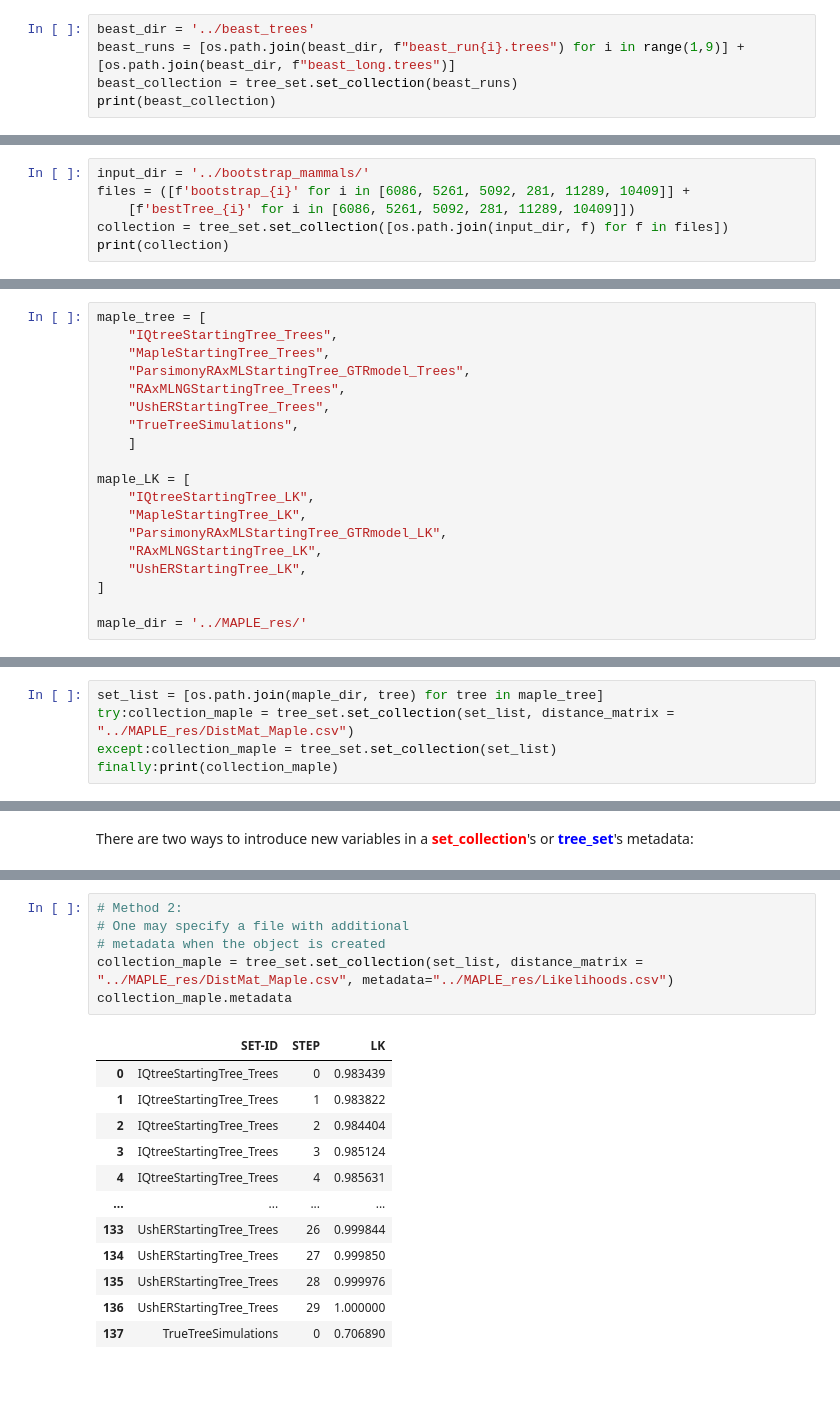
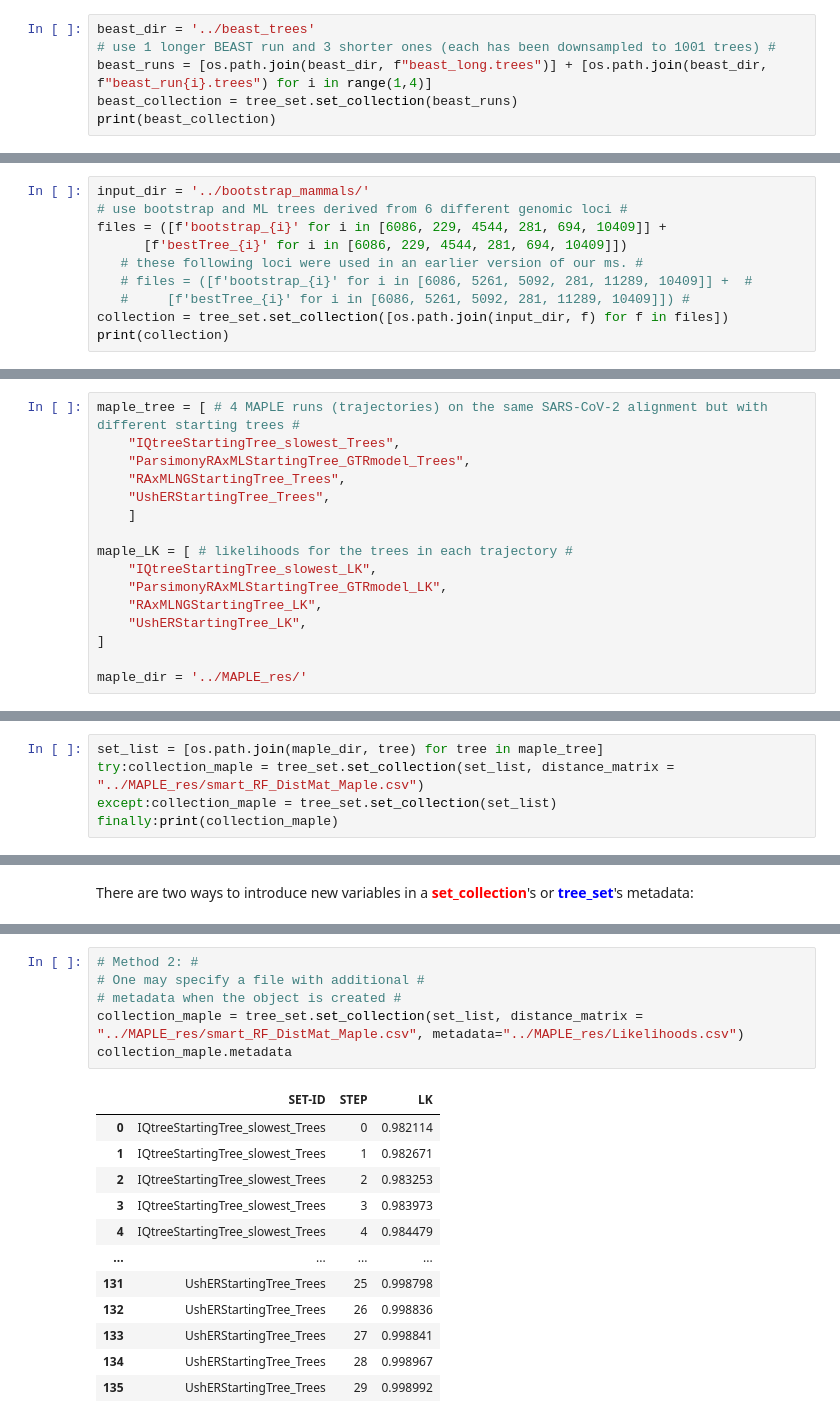
Before and after one commit to NickGoldman/Pear-EBI-NickG, a Jupyter notebook: examples_tree_sets/Advanced Examples/How to use pear_ebi on python and reproduce the examples on the paper.ipynb, the cells around one changed output, grey strips where cells are left out. Drawn from its saved outputs; the diff is of its cells as text; blank space fills up the shorter version.

```diff
--- a/examples_tree_sets/Advanced Examples/How to use pear_ebi on python and reproduce the examples on the paper.ipynb
+++ b/examples_tree_sets/Advanced Examples/How to use pear_ebi on python and reproduce the examples on the paper.ipynb
@@ -36,7 +41,8 @@ We then compute and plot the `PCoA` embeddings in 2 and 3 dimensions.
 <br>`distance_matrix` can be used to indicate a precomputed distance matrix in the `.csv` format. `metadata` may be used to indicate a `.csv` file with additional information relative to the trees. It must be of the same dimensionality of the set of trees, hence $size = (#trees, #meta-variables)$.
 # %%
 beast_dir = '../beast_trees'
-beast_runs = [os.path.join(beast_dir, f"beast_run{i}.trees") for i in range(1,9)] + [os.path.join(beast_dir, f"beast_long.trees")]
+# use 1 longer BEAST run and 3 shorter ones (each has been downsampled to 1001 trees) #
+beast_runs = [os.path.join(beast_dir, f"beast_long.trees")] + [os.path.join(beast_dir, f"beast_run{i}.trees") for i in range(1,4)]
 beast_collection = tree_set.set_collection(beast_runs)
 print(beast_collection)
 # %% [output]
@@ -119,8 +135,12 @@ We do not delve into the biological interpretation of this specific example, as
        <li> Same features of the 2D representation. However, there is no contour plot in this case.
 # %%
 input_dir = '../bootstrap_mammals/'
-files = ([f'bootstrap_{i}' for i in [6086, 5261, 5092, 281, 11289, 10409]] +
-    [f'bestTree_{i}' for i in [6086, 5261, 5092, 281, 11289, 10409]])
+# use bootstrap and ML trees derived from 6 different genomic loci #
+files = ([f'bootstrap_{i}' for i in [6086, 229, 4544, 281, 694, 10409]] +
+      [f'bestTree_{i}' for i in [6086, 229, 4544, 281, 694, 10409]])
+   # these following loci were used in an earlier version of our ms. #
+   # files = ([f'bootstrap_{i}' for i in [6086, 5261, 5092, 281, 11289, 10409]] +  #
+   #     [f'bestTree_{i}' for i in [6086, 5261, 5092, 281, 11289, 10409]]) #
 collection = tree_set.set_collection([os.path.join(input_dir, f) for f in files])
 print(collection)
 # %% [output]
@@ -154,17 +184,14 @@ In this specific example, we focus the readers' attention on the possibility of
 In the cell below we specify a list of files containing trees and a list of files containing the likelihood of each tree.
 # %%
-maple_tree = [
-    "IQtreeStartingTree_Trees",
-    "MapleStartingTree_Trees",
+maple_tree = [ # 4 MAPLE runs (trajectories) on the same SARS-CoV-2 alignment but with different starting trees #
+    "IQtreeStartingTree_slowest_Trees",
     "ParsimonyRAxMLStartingTree_GTRmodel_Trees",
     "RAxMLNGStartingTree_Trees",
     "UshERStartingTree_Trees",
-    "TrueTreeSimulations",
     ]
 
-maple_LK = [
-    "IQtreeStartingTree_LK",
-    "MapleStartingTree_LK",
+maple_LK = [ # likelihoods for the trees in each trajectory #
+    "IQtreeStartingTree_slowest_LK",
     "ParsimonyRAxMLStartingTree_GTRmodel_LK",
     "RAxMLNGStartingTree_LK",
     "UshERStartingTree_LK",
@@ -176,6 +203,6 @@ In the cell below we check that "DisMat_Maple.csv", the precomputed distance mat
 # %%
 set_list = [os.path.join(maple_dir, tree) for tree in maple_tree]
-try:collection_maple = tree_set.set_collection(set_list, distance_matrix = "../MAPLE_res/DistMat_Maple.csv")
+try:collection_maple = tree_set.set_collection(set_list, distance_matrix = "../MAPLE_res/smart_RF_DistMat_Maple.csv")
 except:collection_maple = tree_set.set_collection(set_list)
 finally:print(collection_maple)
 # %% [output]
@@ -250,19 +276,19 @@ collection_maple.metadata
 # %%
-# Method 2:
-# One may specify a file with additional
-# metadata when the object is created
-collection_maple = tree_set.set_collection(set_list, distance_matrix = "../MAPLE_res/DistMat_Maple.csv", metadata="../MAPLE_res/Likelihoods.csv")
+# Method 2: #
+# One may specify a file with additional #
+# metadata when the object is created #
+collection_maple = tree_set.set_collection(set_list, distance_matrix = "../MAPLE_res/smart_RF_DistMat_Maple.csv", metadata="../MAPLE_res/Likelihoods.csv")
 collection_maple.metadata
 # %% [output]
 |  | SET-ID | STEP | LK |
-| 0 | IQtreeStartingTree_Trees | 0 | 0.983439 |
-| 1 | IQtreeStartingTree_Trees | 1 | 0.983822 |
-| 2 | IQtreeStartingTree_Trees | 2 | 0.984404 |
-| 3 | IQtreeStartingTree_Trees | 3 | 0.985124 |
-| 4 | IQtreeStartingTree_Trees | 4 | 0.985631 |
+| 0 | IQtreeStartingTree_slowest_Trees | 0 | 0.982114 |
+| 1 | IQtreeStartingTree_slowest_Trees | 1 | 0.982671 |
+| 2 | IQtreeStartingTree_slowest_Trees | 2 | 0.983253 |
+| 3 | IQtreeStartingTree_slowest_Trees | 3 | 0.983973 |
+| 4 | IQtreeStartingTree_slowest_Trees | 4 | 0.984479 |
 | ... | ... | ... | ... |
-| 133 | UshERStartingTree_Trees | 26 | 0.999844 |
-| 134 | UshERStartingTree_Trees | 27 | 0.999850 |
-| 135 | UshERStartingTree_Trees | 28 | 0.999976 |
-| 136 | UshERStartingTree_Trees | 29 | 1.000000 |
-| 137 | TrueTreeSimulations | 0 | 0.706890 |
+| 131 | UshERStartingTree_Trees | 25 | 0.998798 |
+| 132 | UshERStartingTree_Trees | 26 | 0.998836 |
+| 133 | UshERStartingTree_Trees | 27 | 0.998841 |
+| 134 | UshERStartingTree_Trees | 28 | 0.998967 |
+| 135 | UshERStartingTree_Trees | 29 | 0.998992 |
```
Also changed, not shown: parts of 37 cells of this notebook, 3 other files.
